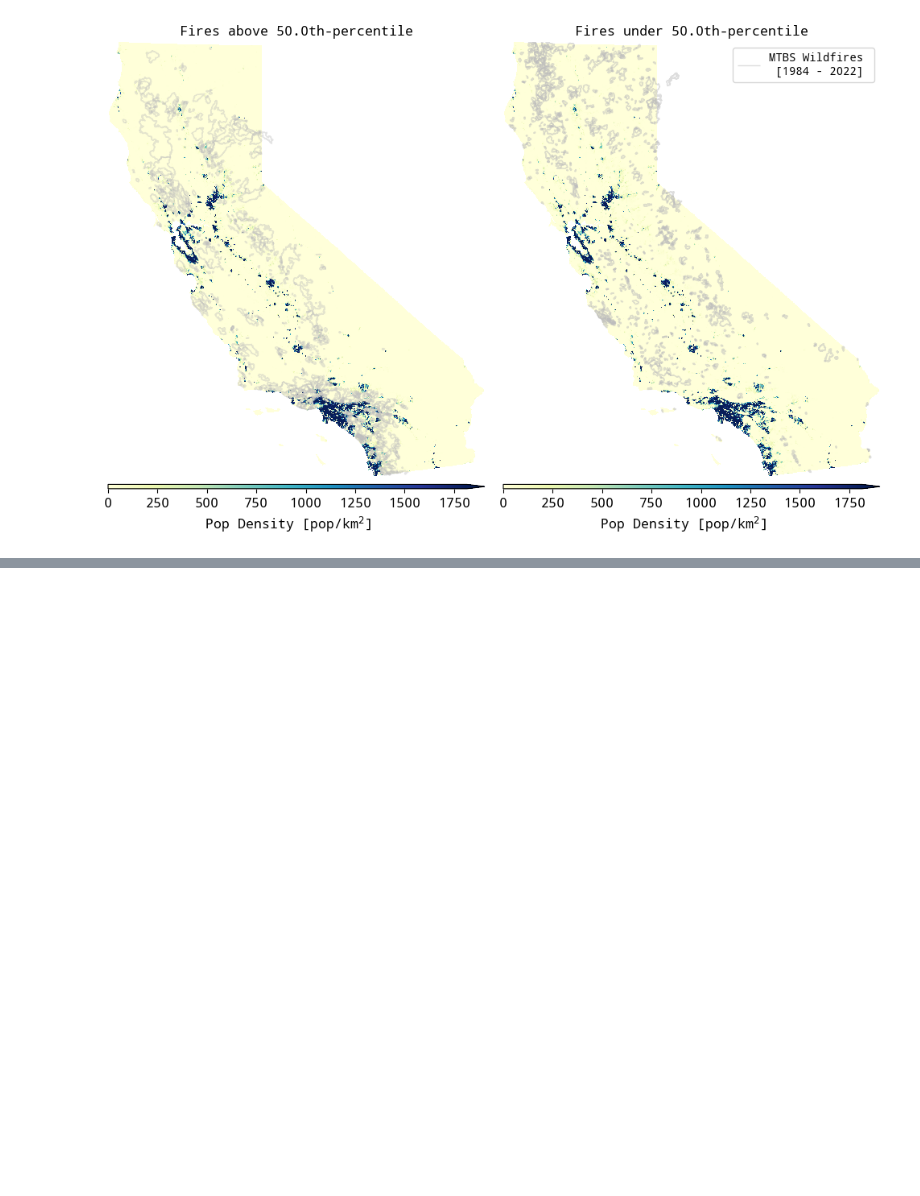
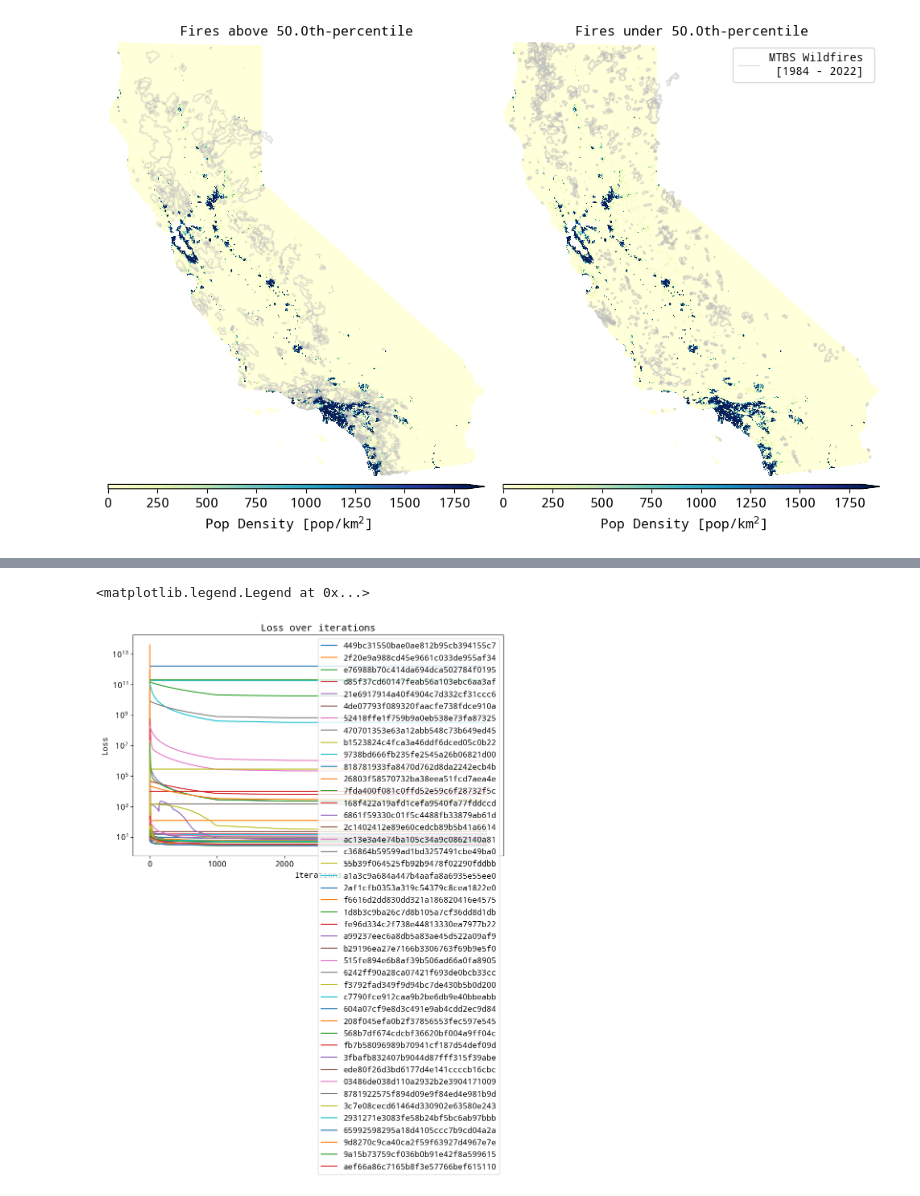
Before and after one commit to echolab-stanford/prescribed_fires, a Jupyter notebook: analysis/spillovers.ipynb, the cells around one changed output, grey strips where cells are left out. Saved outputs shown, nothing was run; the diff lists cells and outputs as text; code cells hidden in the pictures; blank space fills up the shorter version.

```diff
--- a/analysis/spillovers.ipynb
+++ b/analysis/spillovers.ipynb
@@ -197,0 +247,5 @@ test_dist[(~test_dist.distance.isna()) & (test_dist.distance < 2000) & (test_dis
+# %%
+from pathlib import Path
+
+paths_loss = list(Path("../test_models/loss/").glob("*.parquet"))
+losses = pd.concat([pd.read_parquet(p) for p in paths_loss])
@@ -197,0 +268,14 @@ test_dist[(~test_dist.distance.isna()) & (test_dist.distance < 2000) & (test_dis
+# %%
+fig, ax = plt.subplots(1, 1, figsize=(10, 6))
+
+for model in losses.model_run_id.unique():
+    losses[losses.model_run_id == model].plot.line(x="niter", y="loss", ax=ax, label=model)
+
+ax.set_yscale("log")
+ax.set_xlabel("Iterations")
+ax.set_ylabel("Loss")
+ax.set_title("Loss over iterations")
+ax.legend()
+# %% [output]
+<matplotlib.legend.Legend at 0x...>
+[figure, added]
```
Also changed, not shown: parts of 15 cells of this notebook, 2 other files.
